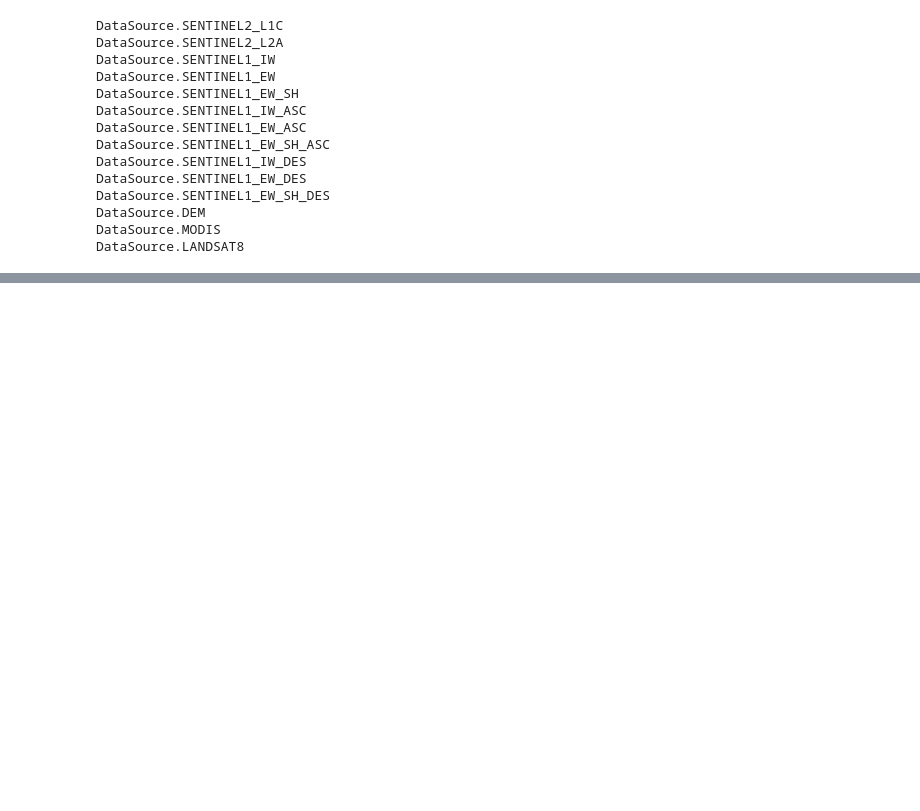
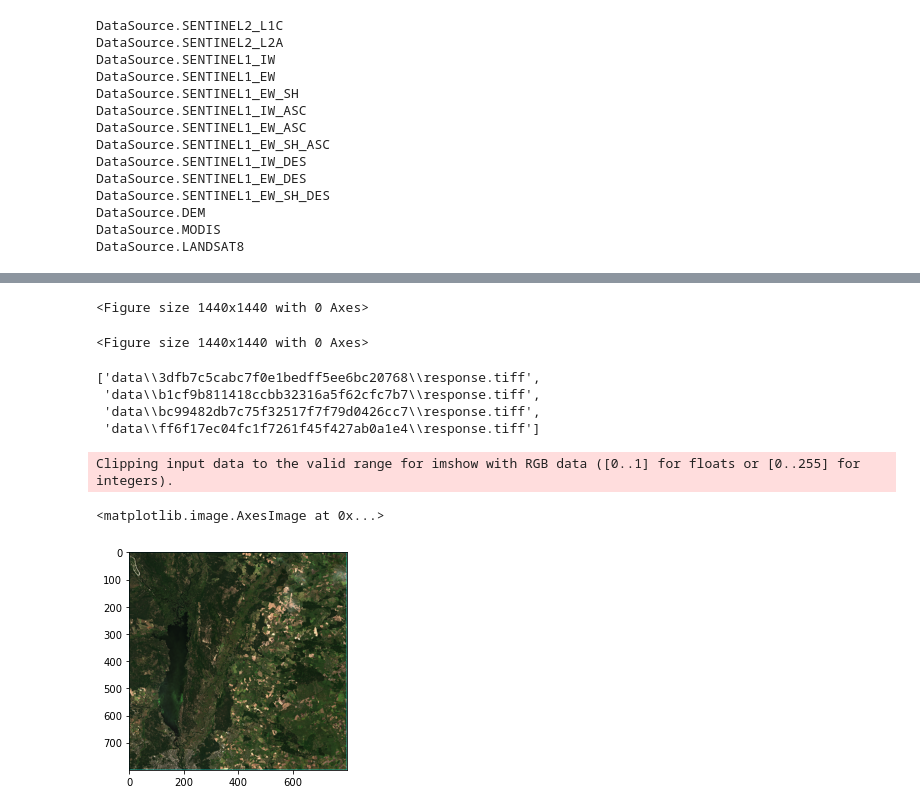
Before and after one commit to margo-dubovik/Lab-4, a Jupyter notebook: lab4.ipynb, the cells around one changed output, grey strips where cells are left out. Saved outputs shown, nothing was run; the diff lists cells and outputs as text; code cells hidden in the pictures; blank space fills up the shorter version.

Commit message:
downloading data plus merging two imgs

```diff
--- a/lab4.ipynb
+++ b/lab4.ipynb
@@ -139,0 +92,24 @@ Clipping input data to the valid range for imshow with RGB data ([0..1] for floa
+# %%
+plt.figure(figsize=(20,20)) #задаём размеры картинки
+# %% [output]
+<Figure size 1440x1440 with 0 Axes>
+<Figure size 1440x1440 with 0 Axes>
+# %%
+#смотрим, что возвращается (массив иён файлов с именем response.tiff)
+glob("data/*/response.tiff")
+# %% [output]
+['data\\3dfb7c5cabc7f0e1bedff5ee6bc20768\\response.tiff',
+ 'data\\b1cf9b811418ccbb32316a5f62cfc7b7\\response.tiff',
+ 'data\\bc99482db7c75f32517f7f79d0426cc7\\response.tiff',
+ 'data\\ff6f17ec04fc1f7261f45f427ab0a1e4\\response.tiff']
+# %%
+#gdal.Open вернёт датасет
+gdalData1 = gdal.Open(glob("data/*/response.tiff")[0])
+gdalData2 = gdal.Open(glob("data/*/response.tiff")[3])
+# %%
+plt.imshow(np.dstack([gdalData1.GetRasterBand(i).ReadAsArray() for i in [4,3,2]])*4)
+#изображение для первого датасета
+# %% [output]
+Clipping input data to the valid range for imshow with RGB data ([0..1] for floats or [0..255] for integers).
+<matplotlib.image.AxesImage at 0x...>
+[figure, added]
```
Also changed, not shown: parts of 15 cells of this notebook.
